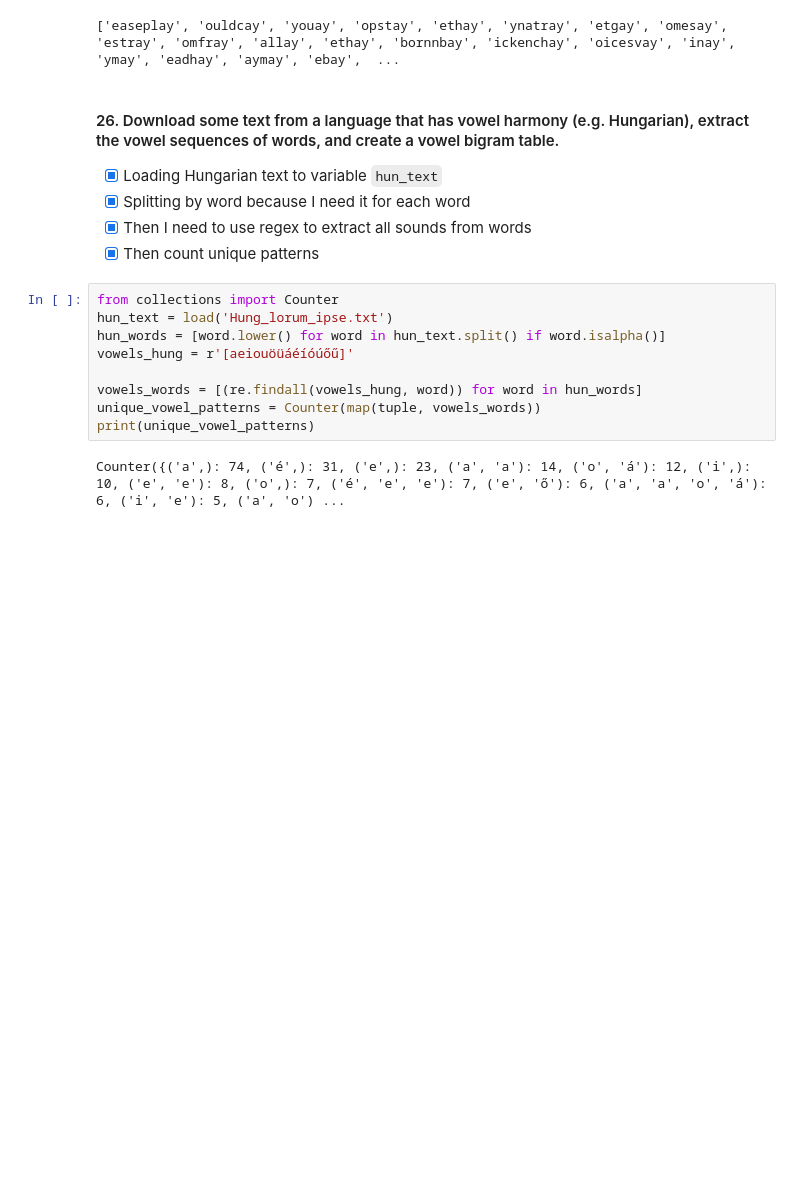
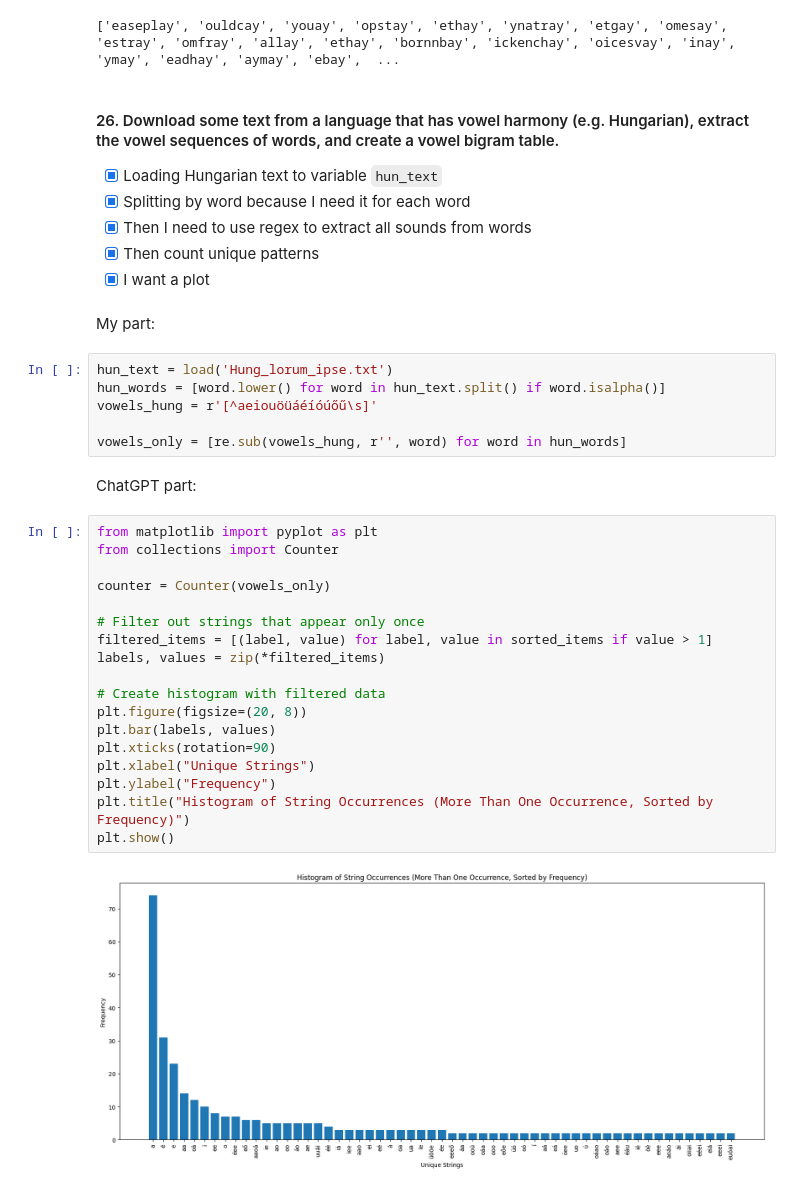
Before and after one commit to mariaonoeva/nltk-book, a Jupyter notebook: nltkbook-chap3.ipynb, the cells around one changed output. Cells and saved outputs as stored; diff of their text form; blank space fills up the shorter version.

```diff
--- a/nltkbook-chap3.ipynb
+++ b/nltkbook-chap3.ipynb
@@ -790,14 +790,34 @@ pig_text(paranoid_full)
 -[x] Splitting by word because I need it for each word
 -[x] Then I need to use regex to extract all sounds from words
 -[x] Then count unique patterns
+-[x] I want a plot
+# %% [markdown]
+My part:
 # %%
-from collections import Counter
 hun_text = load('Hung_lorum_ipse.txt')
 hun_words = [word.lower() for word in hun_text.split() if word.isalpha()]
-vowels_hung = r'[aeiouöüáéíóúőű]'
+vowels_hung = r'[^aeiouöüáéíóúőű\s]'
 
-vowels_words = [(re.findall(vowels_hung, word)) for word in hun_words]
-unique_vowel_patterns = Counter(map(tuple, vowels_words))
-print(unique_vowel_patterns)
+vowels_only = [re.sub(vowels_hung, r'', word) for word in hun_words]
-# %% [output]
-Counter({('a',): 74, ('é',): 31, ('e',): 23, ('a', 'a'): 14, ('o', 'á'): 12, ('i',): 10, ('e', 'e'): 8, ('o',): 7, ('é', 'e', 'e'): 7, ('e', 'ő'): 6, ('a', 'a', 'o', 'á'): 6, ('i', 'e'): 5, ('a', 'o') ...
+# %% [markdown]
+ChatGPT part:
+# %%
+from matplotlib import pyplot as plt
+from collections import Counter
+
+counter = Counter(vowels_only)
+
+# Filter out strings that appear only once
+filtered_items = [(label, value) for label, value in sorted_items if value > 1]
+labels, values = zip(*filtered_items)
+
+# Create histogram with filtered data
+plt.figure(figsize=(20, 8))
+plt.bar(labels, values)
+plt.xticks(rotation=90)
+plt.xlabel("Unique Strings")
+plt.ylabel("Frequency")
+plt.title("Histogram of String Occurrences (More Than One Occurrence, Sorted by Frequency)")
+plt.show()
+# %% [output]
+[figure, added]
```
